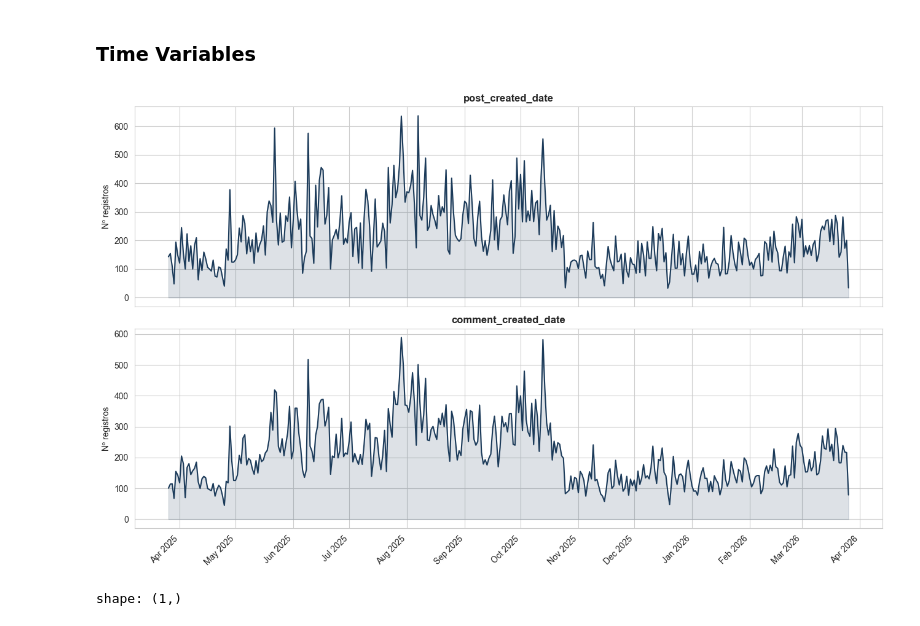
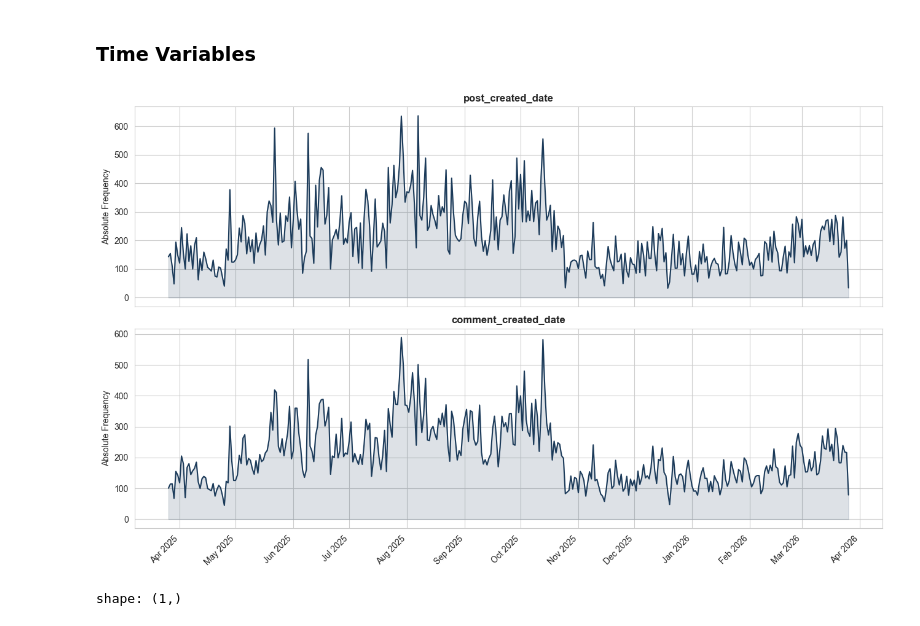
Before and after one commit to FabioScielzoOrtiz/gaza-reddit-polarization, a Jupyter notebook: src/notebooks/06b_data_analysis.ipynb, the cells around one changed output. Drawn from its saved outputs; the diff is of its cells as text; code cells hidden in the pictures.

Commit message:
Refactor axis labels in clustering_analysis_utils.py from Spanish to English for consistency in plot functions

```diff
--- a/src/notebooks/06b_data_analysis.ipynb
+++ b/src/notebooks/06b_data_analysis.ipynb
@@ -90,35 +90,35 @@ date_cols = [
 fig, axes = plt.subplots(len(date_cols), 1, figsize=(13, 4 * len(date_cols)), sharex=True)
 
 for ax, col in zip(axes, date_cols):
     daily = (
         processed_data
         .with_columns(pl.col(col).dt.truncate("1d").alias("day"))
         .group_by("day")
         .agg(pl.len().alias("count"))
         .sort("day")
     )
 
     days   = daily["day"].to_list()
     counts = daily["count"].to_list()
 
     ax.plot(days, counts, color="#1C3B5A", linewidth=1.5)
     ax.fill_between(days, counts, alpha=0.15, color="#1C3B5A")
     ax.set_title(col, fontweight="bold")
-    ax.set_ylabel("Nº registros")
+    ax.set_ylabel("Absolute Frequency")
 
 axes[-1].xaxis.set_major_locator(mdates.MonthLocator())
 axes[-1].xaxis.set_major_formatter(mdates.DateFormatter("%b %Y"))
 plt.xticks(rotation=45, ha="right")
 
 plt.tight_layout()
 
 plot_file_name = 'time_variables_plot.png'
 plot_save_path = os.path.join(results_dir, plot_file_name)
 plt.savefig(plot_save_path, dpi=300, bbox_inches="tight")
 
 plt.show()
 # %% [output]
-[figure, old version]
+[figure, new version]
 # %%
 processed_data['extraction_time'].unique()
 # %% [output]
```
Also changed, not shown: 2 other files.
